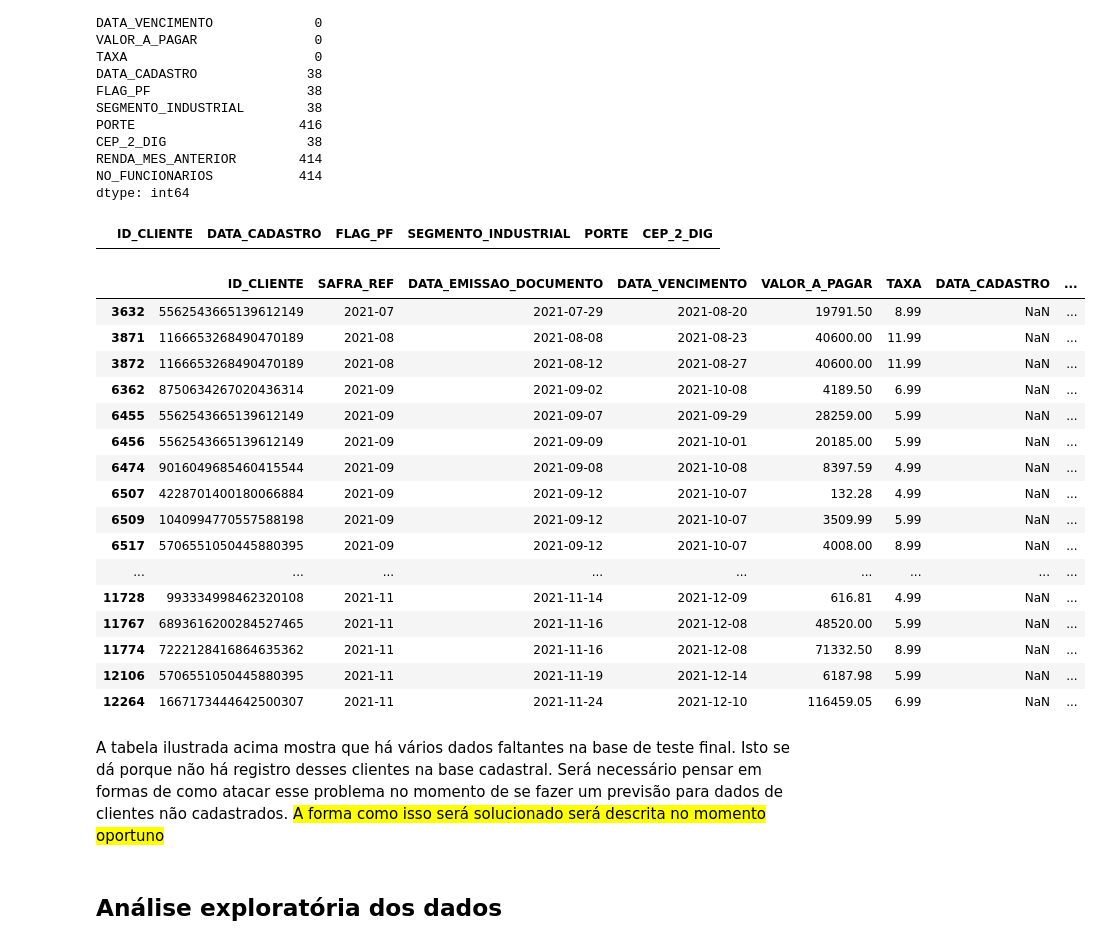
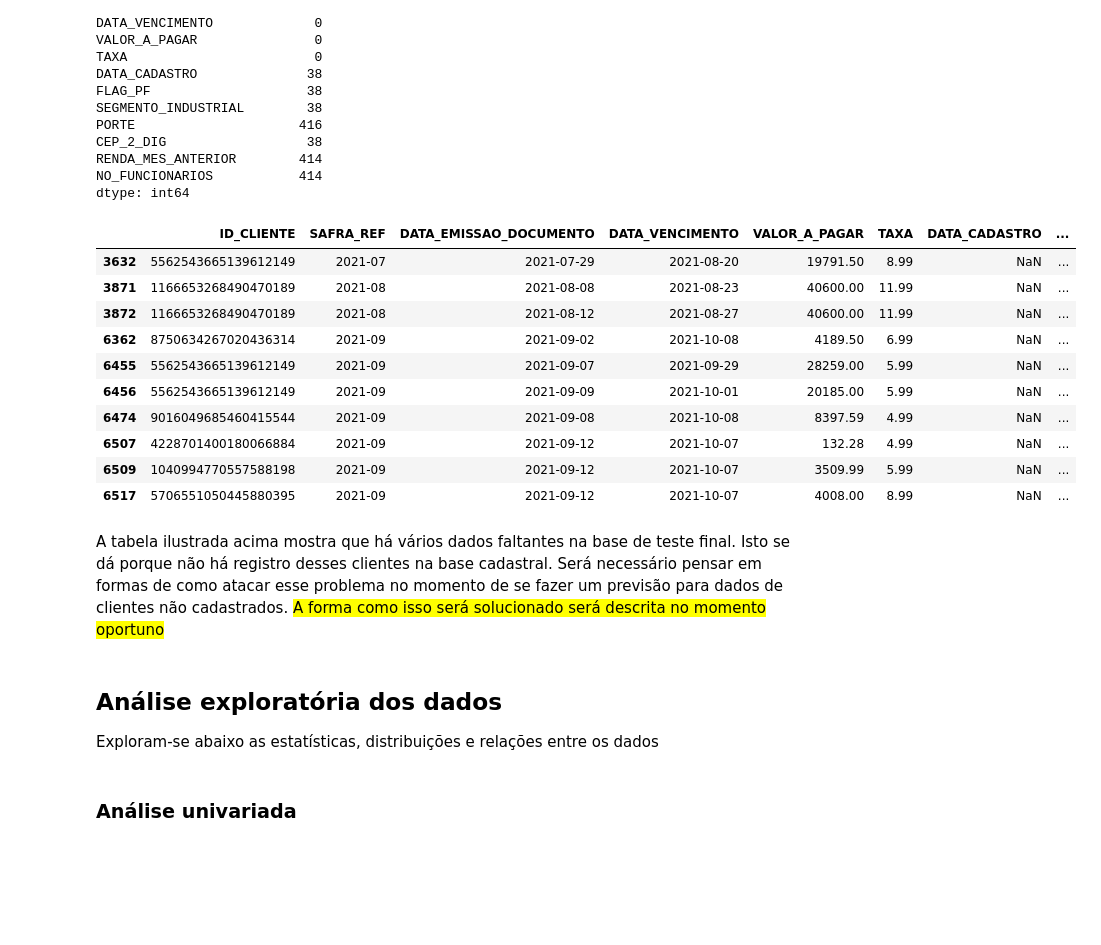
Before and after one commit to gupaulasan/credit-score, a Jupyter notebook: notebooks/credit_score.ipynb, the cells around one changed output. Saved outputs shown, nothing was run; the diff lists cells and outputs as text; code cells hidden in the pictures; blank space fills up the shorter version.

```diff
--- a/notebooks/credit_score.ipynb
+++ b/notebooks/credit_score.ipynb
@@ -509,35 +511,29 @@ CEP_2_DIG                  38
 RENDA_MES_ANTERIOR        414
 NO_FUNCIONARIOS           414
 dtype: int64
-# %%
-df_cadastral[df_cadastral["ID_CLIENTE"] == 5562543665139612149]
-# %% [output]
-|  | ID_CLIENTE | DATA_CADASTRO | FLAG_PF | SEGMENTO_INDUSTRIAL | PORTE | CEP_2_DIG |
 # %%
-df_teste[df_teste["FLAG_PF"].isna()]
+df_teste[df_teste["FLAG_PF"].isna()].head(10)
 # %% [output]
 |  | ID_CLIENTE | SAFRA_REF | DATA_EMISSAO_DOCUMENTO | DATA_VENCIMENTO | VALOR_A_PAGAR | TAXA | DATA_CADASTRO | ... |
 | 3632 | 5562543665139612149 | 2021-07 | 2021-07-29 | 2021-08-20 | 19791.50 | 8.99 | NaN | ... |
 | 3871 | 1166653268490470189 | 2021-08 | 2021-08-08 | 2021-08-23 | 40600.00 | 11.99 | NaN | ... |
 | 3872 | 1166653268490470189 | 2021-08 | 2021-08-12 | 2021-08-27 | 40600.00 | 11.99 | NaN | ... |
 | 6362 | 8750634267020436314 | 2021-09 | 2021-09-02 | 2021-10-08 | 4189.50 | 6.99 | NaN | ... |
 | 6455 | 5562543665139612149 | 2021-09 | 2021-09-07 | 2021-09-29 | 28259.00 | 5.99 | NaN | ... |
 | 6456 | 5562543665139612149 | 2021-09 | 2021-09-09 | 2021-10-01 | 20185.00 | 5.99 | NaN | ... |
 | 6474 | 9016049685460415544 | 2021-09 | 2021-09-08 | 2021-10-08 | 8397.59 | 4.99 | NaN | ... |
 | 6507 | 4228701400180066884 | 2021-09 | 2021-09-12 | 2021-10-07 | 132.28 | 4.99 | NaN | ... |
 | 6509 | 1040994770557588198 | 2021-09 | 2021-09-12 | 2021-10-07 | 3509.99 | 5.99 | NaN | ... |
 | 6517 | 5706551050445880395 | 2021-09 | 2021-09-12 | 2021-10-07 | 4008.00 | 8.99 | NaN | ... |
-| ... | ... | ... | ... | ... | ... | ... | ... | ... |
-| 11728 | 993334998462320108 | 2021-11 | 2021-11-14 | 2021-12-09 | 616.81 | 4.99 | NaN | ... |
-| 11767 | 6893616200284527465 | 2021-11 | 2021-11-16 | 2021-12-08 | 48520.00 | 5.99 | NaN | ... |
-| 11774 | 7222128416864635362 | 2021-11 | 2021-11-16 | 2021-12-08 | 71332.50 | 8.99 | NaN | ... |
-| 12106 | 5706551050445880395 | 2021-11 | 2021-11-19 | 2021-12-14 | 6187.98 | 5.99 | NaN | ... |
-| 12264 | 1667173444642500307 | 2021-11 | 2021-11-24 | 2021-12-10 | 116459.05 | 6.99 | NaN | ... |
 # %% [markdown]
 A tabela ilustrada acima mostra que há vários dados faltantes na base de teste final. Isto se dá porque não há registro desses clientes na base cadastral. Será necessário pensar em formas de como atacar esse problema no momento de se fazer um previsão para dados de clientes não cadastrados. <mark>A forma como isso será solucionado será descrita no momento oportuno</mark>
 
 [//]: <> (Uma sugestão seria fazer um baseline que usa apenas os dados disponíveis e outro modelo com dados completos)
 [//]: <> (Pode ser que o próprio baseline já seja suficiente e não seja necessário ter esses dados para se fazer uma previsão)
 [//]: <> (O baseline poderia ser aplicado quando esses dados estiverem faltando e o outro quando tivermos a informação completa: COMO DIMINUIR A CONFIANÇA DO MODELO PARA O PRIMEIRO CASO?)
+# %% [markdown]
+## Análise exploratória dos dados
+
+Exploram-se abaixo as estatísticas, distribuições e relações entre os dados
 # %% [markdown]
-## Análise exploratória dos dados
+### Análise univariada
```
Also changed, not shown: parts of 15 cells of this notebook.
